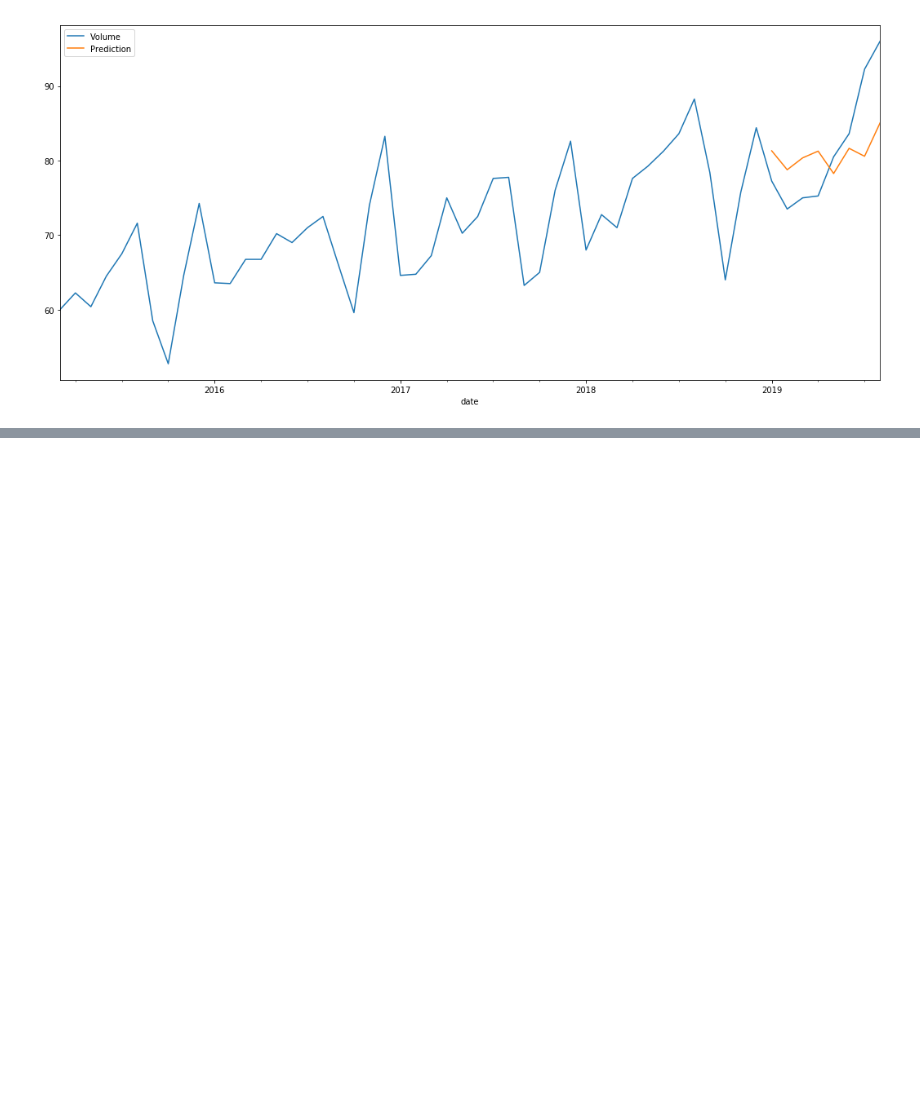
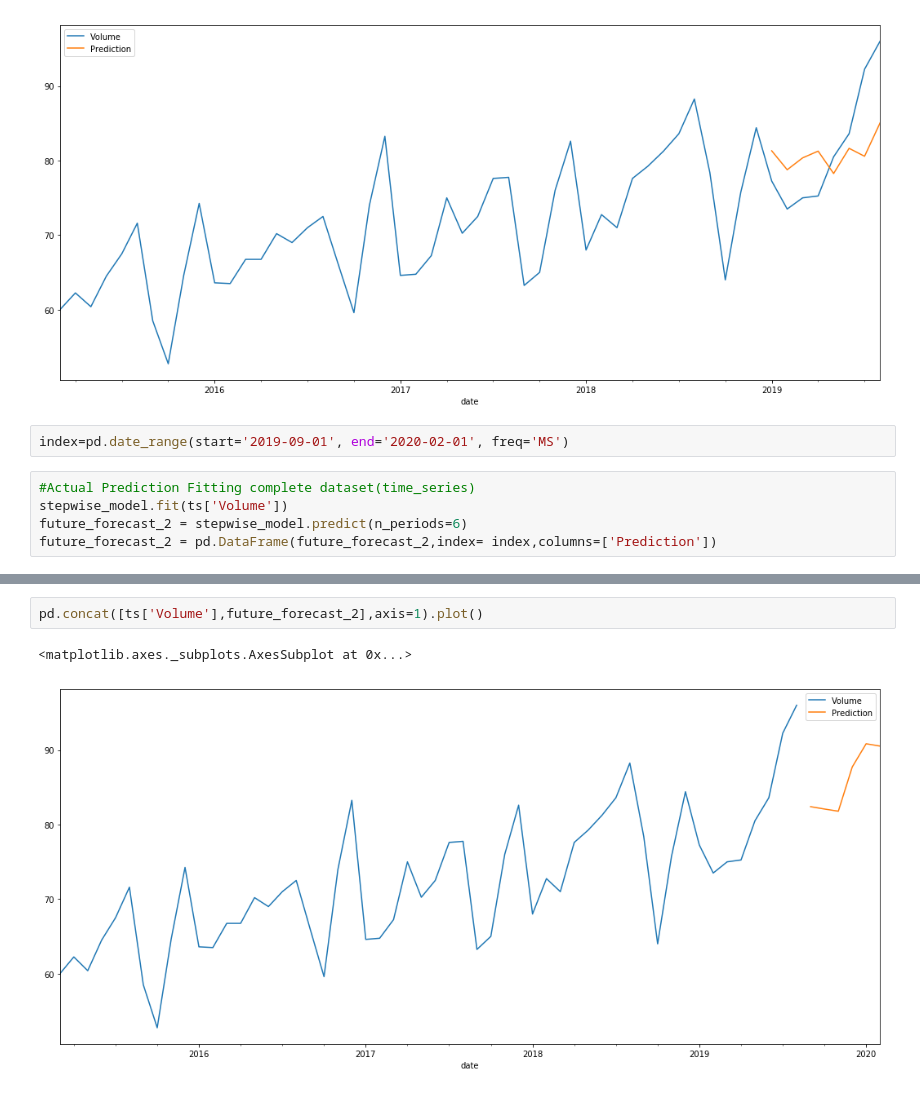
Before and after one commit to Sachindeo/Machine-Learning, a Jupyter notebook: Time_Series_Ga.ipynb, the cells around one changed output, grey strips where cells are left out. Cells and saved outputs as stored; diff of their text form; blank space fills up the shorter version.

Commit message:
Add files via upload
Time_series_arima_prediction

```diff
--- a/Time_Series_Ga.ipynb
+++ b/Time_Series_Ga.ipynb
@@ -458,3 +458,10 @@ pd.concat([ts['Volume'],future_forecast],axis=1).plot()
 # %% [output]
 <matplotlib.axes._subplots.AxesSubplot at 0x...>
 [figure]
+# %%
+index=pd.date_range(start='2019-09-01', end='2020-02-01', freq='MS')
+# %%
+#Actual Prediction Fitting complete dataset(time_series)
+stepwise_model.fit(ts['Volume'])
+future_forecast_2 = stepwise_model.predict(n_periods=6)
+future_forecast_2 = pd.DataFrame(future_forecast_2,index= index,columns=['Prediction'])
@@ -460,0 +496,5 @@ pd.concat([ts['Volume'],future_forecast],axis=1).plot()
+# %%
+pd.concat([ts['Volume'],future_forecast_2],axis=1).plot()
+# %% [output]
+<matplotlib.axes._subplots.AxesSubplot at 0x...>
+[figure, added]
```
Also changed, not shown: parts of 3 cells of this notebook.
